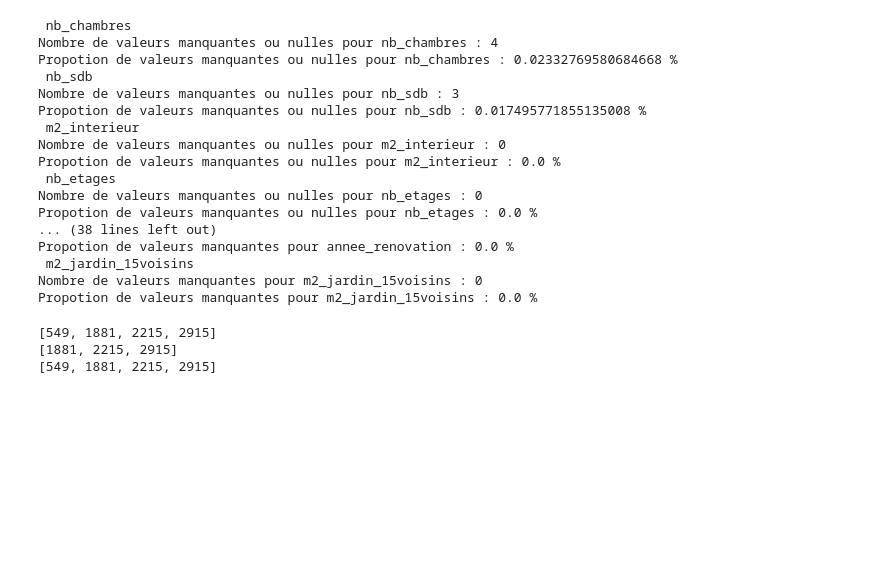
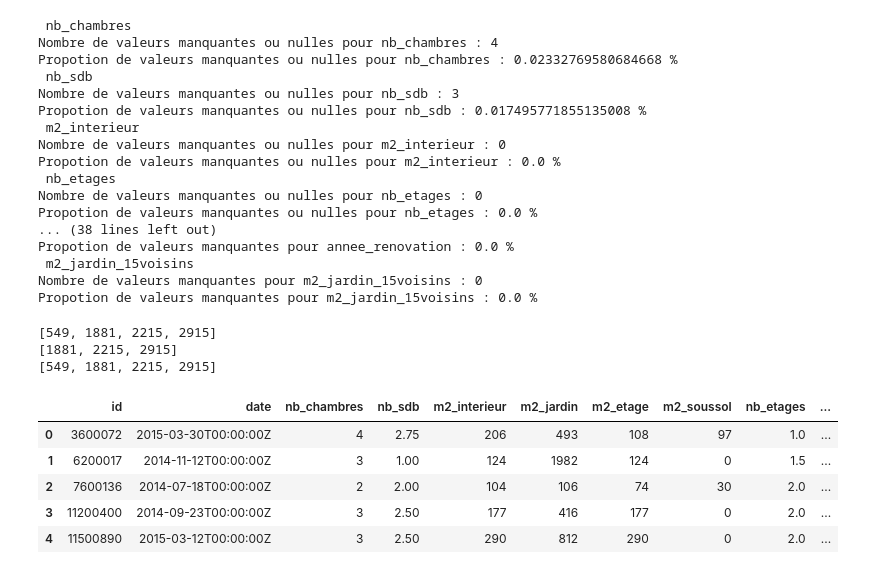
Before and after one commit to ErwannE/Challenge_PRAMA, a Jupyter notebook: data_preparation.ipynb, the cells around one changed output. Drawn from its saved outputs; the diff is of its cells as text; code cells hidden in the pictures; blank space fills up the shorter version.

```diff
--- a/data_preparation.ipynb
+++ b/data_preparation.ipynb
@@ -982,7 +991,7 @@ test = test.drop(test[test['nb_sdb'] == 0].index)
 
 # On remplace les valeurs nulles de vue_note par la moyenne des notes
 
-test['vue_note'] = test['vue_note'].replace(0, test['vue_note'].mean())
+# test['vue_note'] = test['vue_note'].replace(0, test['vue_note'].mean())
 
 # On rend les m2_interieur, m2_interieur_15voisins, m2_jardin, m2_etage, m2_soussol, m2_jardin_15voisins entiers
 
@@ -1000,3 +1009,12 @@ test.to_csv('Data/test_cleaned.csv', index=False)
 [549, 1881, 2215, 2915]
 [1881, 2215, 2915]
 [549, 1881, 2215, 2915]
+# %%
+test.head()
+# %% [output]
+|  | id | date | nb_chambres | nb_sdb | m2_interieur | m2_jardin | m2_etage | m2_soussol | nb_etages | ... |
+| 0 | 3600072 | 2015-03-30T00:00:00Z | 4 | 2.75 | 206 | 493 | 108 | 97 | 1.0 | ... |
+| 1 | 6200017 | 2014-11-12T00:00:00Z | 3 | 1.00 | 124 | 1982 | 124 | 0 | 1.5 | ... |
+| 2 | 7600136 | 2014-07-18T00:00:00Z | 2 | 2.00 | 104 | 106 | 74 | 30 | 2.0 | ... |
+| 3 | 11200400 | 2014-09-23T00:00:00Z | 3 | 2.50 | 177 | 416 | 177 | 0 | 2.0 | ... |
+| 4 | 11500890 | 2015-03-12T00:00:00Z | 3 | 2.50 | 290 | 812 | 290 | 0 | 2.0 | ... |
```
Also changed, not shown: parts of 6 cells of this notebook, 12 other files.
